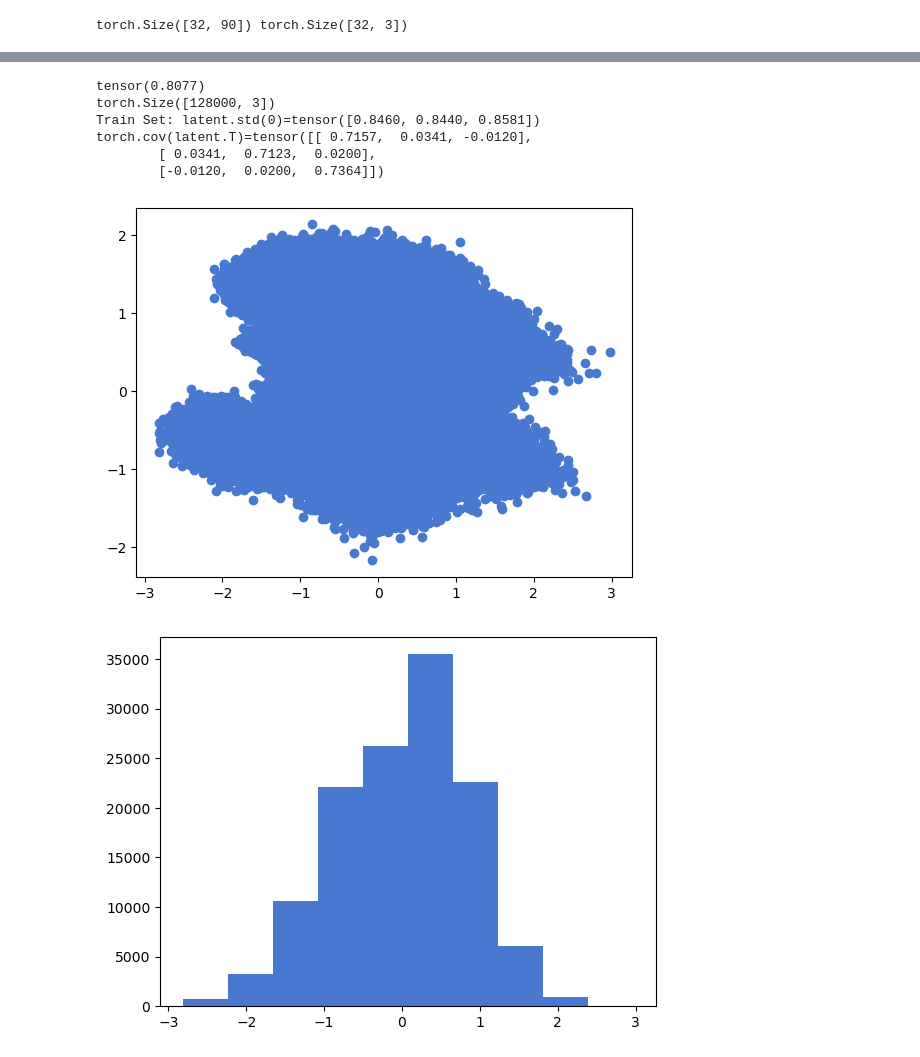
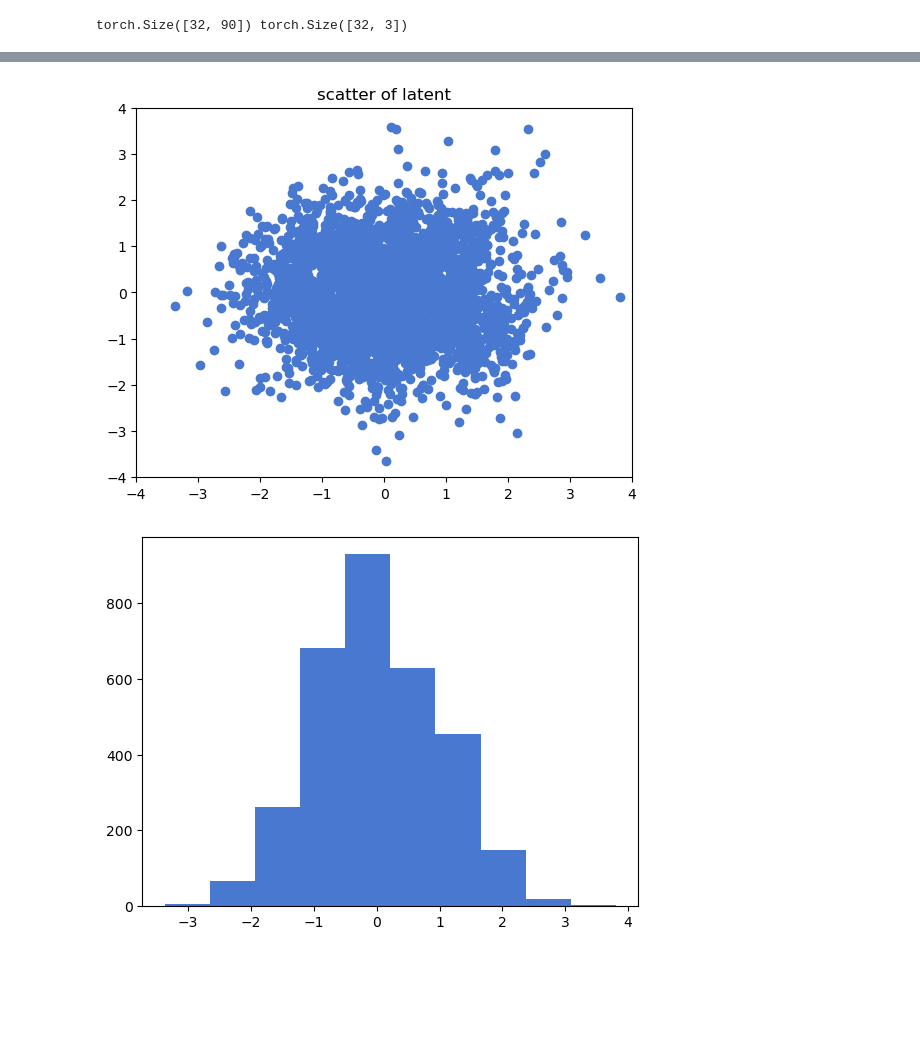
Before and after one commit to laurasaizz/SBI_walking, a Jupyter notebook: model.ipynb, the cells around one changed output, grey strips where cells are left out. Cells and saved outputs as stored; diff of their text form; code cells hidden in the pictures; blank space fills up the shorter version.

```diff
--- a/model.ipynb
+++ b/model.ipynb
@@ -689,31 +761,36 @@ MMD: 0.0266
+# %%
+train_loader, test_loader = create_dataloaders(batch_size,6)
 # %%
-n = 5000
-ys = []
-xs = []
-for (y, x),i in zip(train_loader,range(1000)):
-    ys.append(y)
-    xs.append(x)
-
-ys= torch.cat(ys,dim=0)
-xs = torch.cat(xs,dim=0)
-
-
+torch._dynamo.config.cache_size_limit = 64
+n = 50
+model.eval()
+latents = []
+train_loader_iter = iter(train_loader)
 with torch.no_grad():
-    latent, log_det = model.forward(
-        ys.to(device), xs.to(device).flatten(1)
-    )
-    latent = latent.cpu() * 7
-    print(log_det.mean().cpu())
-    print(latent.shape)
-    print(f"Train Set: {latent.std(0)=}")
-    (print(f"{torch.cov(latent.T)=}"))
-    plt.scatter(latent[:, 0], latent[:, 1])
-    plt.savefig("latent.png")
-    plt.show()
-    plt.hist(latent[:, 0])
-    plt.show()
-    plt.hist(latent[:, 1])
-    plt.show()
-    plt.hist(latent[:, 2])
-    plt.show()
+    for i in tqdm(range(n)):
+        torch.compiler.cudagraph_mark_step_begin()
+        y, x = next(train_loader_iter)
+        y:torch.Tensor
+        latent, log_det = model.forward(
+            y.to(device), x.to(device)
+        )
+        latents.append(latent.detach())
+latents = torch.cat(latents,dim=0)
+latents = latents.cpu()
+print(log_det.mean().cpu())
+print(latents.shape)
+print(f"Train Set: {latents.std(0)=}")
+(print(f"{torch.cov(latents.T)=}"))
+plt.scatter(latents[:, 0], latents[:, 1])
+plt.title("scatter of latent")
+plt.ylim((-4,4))
+plt.xlim((-4,4))
+plt.savefig("latent.png")
+plt.show()
+plt.hist(latents[:, 0])
+plt.show()
+plt.hist(latents[:, 1])
+plt.show()
+plt.hist(latents[:, 2])
+plt.show()
 # %% [output]
@@ -724,8 +803,2 @@ SingleProcess AUTOTUNE benchmarking takes 0.0868 seconds and 0.0002 seconds prec
-tensor(0.8077)
-torch.Size([128000, 3])
-Train Set: latent.std(0)=tensor([0.8460, 0.8440, 0.8581])
-torch.cov(latent.T)=tensor([[ 0.7157,  0.0341, -0.0120],
-        [ 0.0341,  0.7123,  0.0200],
-        [-0.0120,  0.0200,  0.7364]])
-[figure, old version]
+[figure, new version]
-[figure, old version]
+[figure, new version]
```
Also changed, not shown: parts of 17 cells of this notebook, 3 other files.
